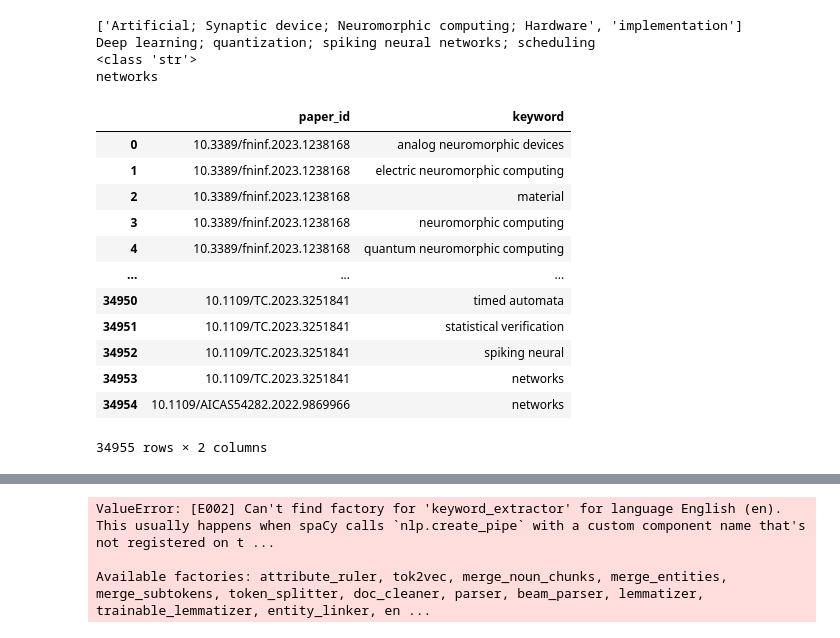
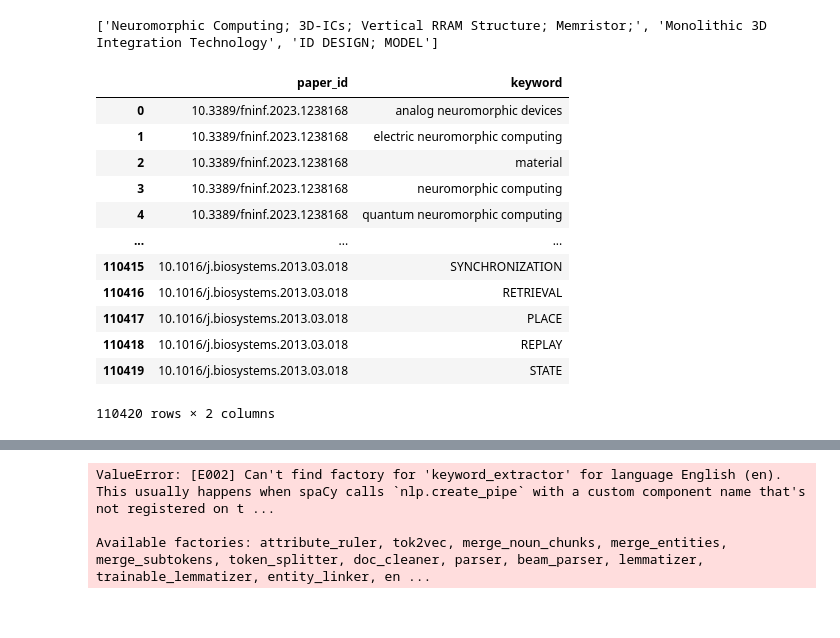
Before and after one commit to rreece15/Collaborative-Networks-In-Machine-Learning, a Jupyter notebook: parsing/custom_parse.ipynb, the cells around one changed output, grey strips where cells are left out. Cells and saved outputs as stored; diff of their text form; code cells hidden in the pictures.

```diff
--- a/parsing/custom_parse.ipynb
+++ b/parsing/custom_parse.ipynb
@@ -131,12 +152,21 @@ def parse_file(file_name):
 # %%
-neuromorphic = parse_file("Neuromorphic_1.txt")
-neuromorphic = neuromorphic.append(parse_file("Neuromorphic_2.txt"),ignore_index=True)
+neuromorphic = parse_file("Neuromorphic1.txt")
+neuromorphic = neuromorphic.append(parse_file("Neuromorphic2.txt"),ignore_index=True)
+neuromorphic = neuromorphic.append(parse_file("Neuromorphic3.txt"),ignore_index=True)
+neuromorphic = neuromorphic.append(parse_file("Neuromorphic4.txt"),ignore_index=True)
+neuromorphic = neuromorphic.append(parse_file("Neuromorphic5.txt"),ignore_index=True)
 display(neuromorphic)
-edge = parse_file("EdgeML_1.txt")
-edge = edge.append(parse_file("EdgeML_2.txt"),ignore_index=True)
-accelerator = parse_file("MLAccelerator_1.txt")
-accelerator = accelerator.append(parse_file("MLAccelerator_2.txt"),ignore_index=True)
-spiking = parse_file("SpikingNN_1.txt")
-spiking = spiking.append(parse_file("SpikingNN_2.txt"),ignore_index=True)
+edge = parse_file("EdgeML1.txt")
+edge = edge.append(parse_file("EdgeML2.txt"),ignore_index=True)
+edge = edge.append(parse_file("EdgeML3.txt"),ignore_index=True)
+edge = edge.append(parse_file("EdgeML4.txt"),ignore_index=True)
+edge = edge.append(parse_file("EdgeML5.txt"),ignore_index=True)
+accelerator = parse_file("AcceleratorsML1.txt")
+accelerator = accelerator.append(parse_file("AcceleratorsML2.txt"),ignore_index=True)
+spiking = parse_file("Spiking1.txt")
+spiking = spiking.append(parse_file("Spiking2.txt"),ignore_index=True)
+spiking = spiking.append(parse_file("Spiking3.txt"),ignore_index=True)
+spiking = spiking.append(parse_file("Spiking4.txt"),ignore_index=True)
+spiking = spiking.append(parse_file("Spiking5.txt"),ignore_index=True)
 # %% [output]
 |  | Title | 180 Usage | Addresses | Article Number | Authors | Authors (Full) | Class | DOI | ... |
@@ -177,0 +208,2 @@ display(custom_dataset)
+# %%
+custom_dataset["DOI"] = custom_dataset["DOI"].str[0]
@@ -194,52 +242,49 @@ custom_dataset.loc[custom_dataset['DOI'].isnull()]
 # %%
 print(custom_dataset.loc[1].at['Keywords'])
 cites = pd.DataFrame()
 for index, row in custom_dataset.iterrows():
     doi = row['DOI']
-    if doi == '10.1109/AICAS54282.2022.9869966':
-        print(row['Keywords'])
-        print(type(row['Keywords']))
+    # if doi == '10.1109/AICAS54282.2022.9869966':
+        # print(row['Keywords'])
+        # print(type(row['Keywords']))
     # row['Keywords'] = 'Deep learning; quantization; spiking neural networks; scheduling'
     try:
         if type(row['Keywords']) == type(''):
             for word in group.split('; '):
-                if doi == '10.1109/AICAS54282.2022.9869966':
-                    print(word)
+                # if doi == '10.1109/AICAS54282.2022.9869966':
+                    # print(word)
                 cites = cites.append({'paper_id': doi, 'keyword':word},ignore_index=True)
             continue
         for group in row['Keywords']:
-            if doi == '10.1109/AICAS54282.2022.9869966':
-                print(group)
+            # if doi == '10.1109/AICAS54282.2022.9869966':
+            #     print(group)
             # group = 'Deep learning; quantization; spiking neural networks; scheduling'
             if ';' in group:
                 # group = 'Deep learning; quantization; spiking neural networks; scheduling'
                 for word in group.split('; '):
-                    if doi == '10.1109/AICAS54282.2022.9869966':
-                        print(word)
+                    # if doi == '10.1109/AICAS54282.2022.9869966':
+                    #     print(word)
                     cites = cites.append({'paper_id': doi, 'keyword':word},ignore_index=True)
             else:
                 cites = cites.append({'paper_id': doi, 'keyword':group},ignore_index=True)
     except TypeError:
         continue
 display(cites)
 # %% [output]
-['Artificial; Synaptic device; Neuromorphic computing; Hardware', 'implementation']
-Deep learning; quantization; spiking neural networks; scheduling
-<class 'str'>
-networks
+['Neuromorphic Computing; 3D-ICs; Vertical RRAM Structure; Memristor;', 'Monolithic 3D Integration Technology', 'ID DESIGN; MODEL']
 |  | paper_id | keyword |
 | 0 | 10.3389/fninf.2023.1238168 | analog neuromorphic devices |
 | 1 | 10.3389/fninf.2023.1238168 | electric neuromorphic computing |
 | 2 | 10.3389/fninf.2023.1238168 | material |
 | 3 | 10.3389/fninf.2023.1238168 | neuromorphic computing |
 | 4 | 10.3389/fninf.2023.1238168 | quantum neuromorphic computing |
 | ... | ... | ... |
-| 34950 | 10.1109/TC.2023.3251841 | timed automata |
-| 34951 | 10.1109/TC.2023.3251841 | statistical verification |
-| 34952 | 10.1109/TC.2023.3251841 | spiking neural |
-| 34953 | 10.1109/TC.2023.3251841 | networks |
-| 34954 | 10.1109/AICAS54282.2022.9869966 | networks |
+| 110415 | 10.1016/j.biosystems.2013.03.018 | SYNCHRONIZATION |
+| 110416 | 10.1016/j.biosystems.2013.03.018 | RETRIEVAL |
+| 110417 | 10.1016/j.biosystems.2013.03.018 | PLACE |
+| 110418 | 10.1016/j.biosystems.2013.03.018 | REPLAY |
+| 110419 | 10.1016/j.biosystems.2013.03.018 | STATE |
-34955 rows × 2 columns
+110420 rows × 2 columns
 # %%
 cites.tail(20)
 # %% [output]
```
Also changed, not shown: parts of 10 cells of this notebook, 18 other files.
